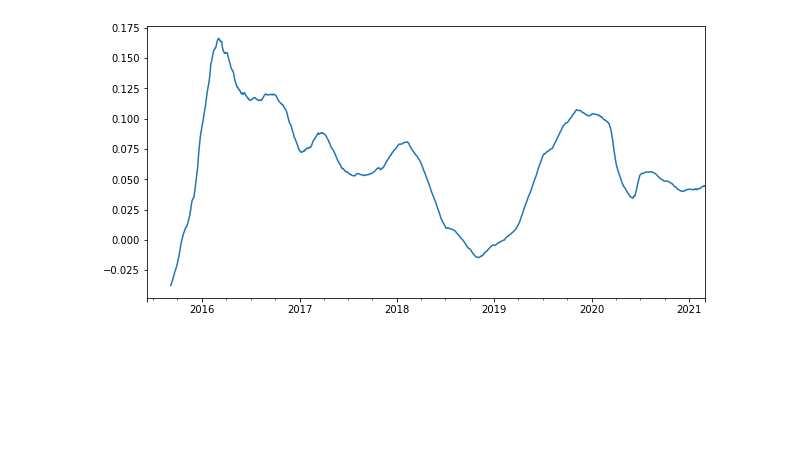
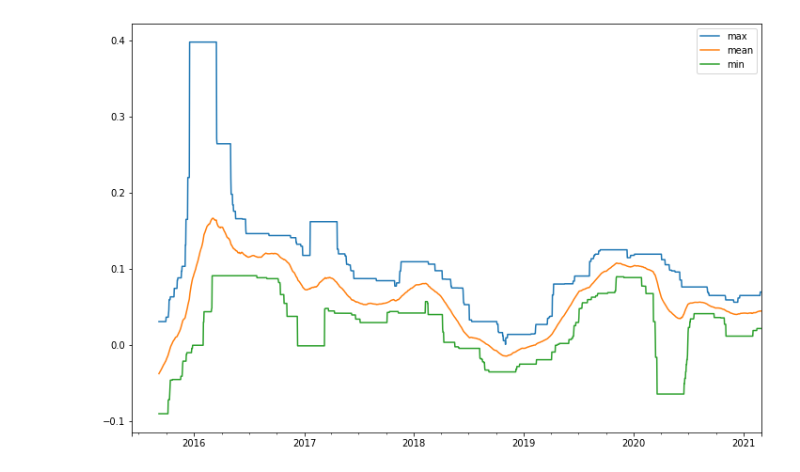
Before and after one commit to dllllb/btrade, a Jupyter notebook: bonds.ipynb, the cells around one changed output. Cells and saved outputs as stored; diff of their text form; code cells hidden in the pictures; blank space fills up the shorter version.

Commit message:
bonds interest plot

```diff
--- a/bonds.ipynb
+++ b/bonds.ipynb
@@ -29,11 +29,11 @@ pdf = pd.DataFrame({'usd': usd, 'rub': ts}, index=ts.index)
 # %%
 pusd = pdf.rub/pdf.usd
 idx = pd.date_range(ts.index.min(), ts.index.max())
 tsf = pd.Series(index=idx)
 tsf.loc[pusd.index] = pusd
 tsf = tsf.fillna(method='backfill')
 tsf[tsf > 20] = tsf[tsf > 20]/10
 
-tsf.pct_change(365)[365:].rolling(90).mean().plot(figsize=(10,5));
+tsf.pct_change(365)[365:].rolling(90).agg(['max', 'mean', 'min']).plot(figsize=(12,8));
 # %% [output]
-[figure, old version]
+[figure, new version]
```
